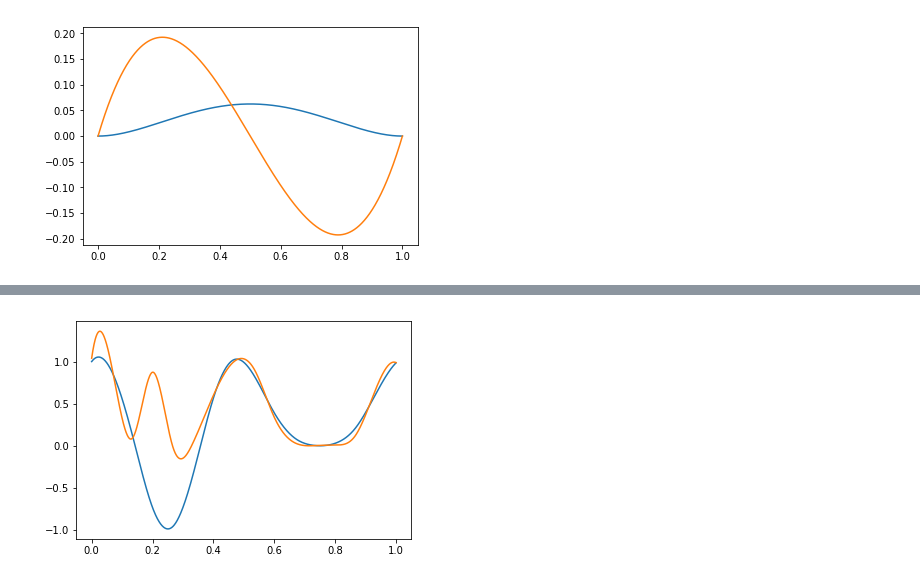
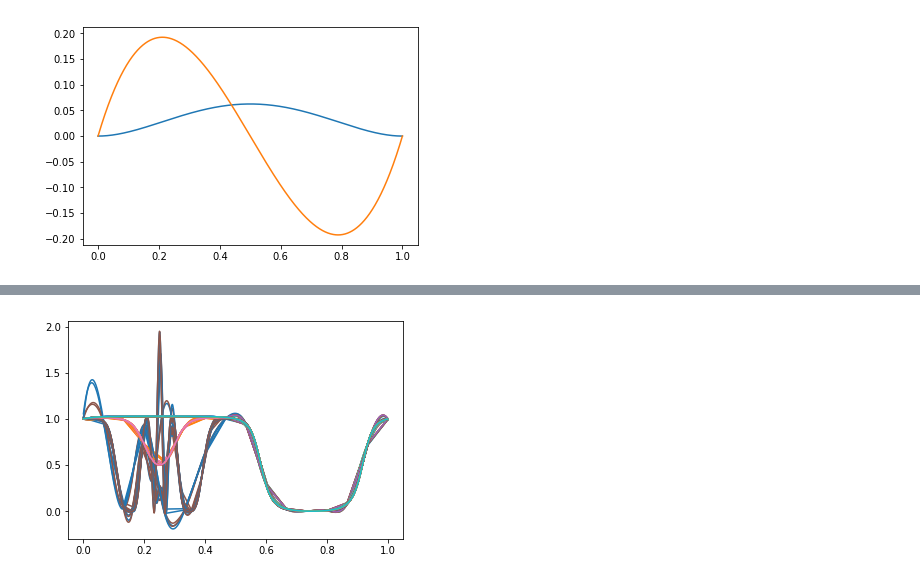
Before and after one commit to martinateruzzi/P1.4_seed, a Jupyter notebook: final_project/final_project_2019-2020.ipynb, the cells around one changed output, grey strips where cells are left out. Cells and saved outputs as stored; diff of their text form; code cells hidden in the pictures.

Commit message:
sth more on the plot, few fixes

```diff
--- a/final_project/final_project_2019-2020.ipynb
+++ b/final_project/final_project_2019-2020.ipynb
@@ -252,7 +244,7 @@ def solve_allen_cahan(eta_0_function, eps, dt, ndofs, degree):
     support_points = np.linspace(0,1,ndofs) # support points
     basis, dbasis = compute_basis_functions(support_points,degree)
     Q, W = compute_global_quadrature(basis,degree+1)
-    M, K = compute_system_matrices(basis, Q, W)
+    M, K = compute_system_matrices(basis, dbasis, Q, W)
     A = M + dt*eps*eps*K
 
     eta_old = eta_0_function(support_points)
@@ -268,5 +260,3 @@ def solve_allen_cahan(eta_0_function, eps, dt, ndofs, degree):
 def etazero(x):
     # Fill in with the derivative of the double well potential function
     return np.sin(2.*np.pi*x) + 1
-# %%
-eta, basis = solve_allen_cahan(etazero, .01, .25, 16, degree)
@@ -304,5 +293,39 @@ eta_strided = plot_solution(eta,basis,2,1025)
-# %%
-for i in range(2):
-    _ = plt.plot(np.linspace(0,1,1025),eta_strided[i,:])
-# %% [output]
-[figure, removed]
+# %%
+# Step 3
+
+def last_solution(eta, basis, resolution):
+    # plot eta[-1], on x = linspace(0,1,resolution)
+    x = np.linspace(0,1,resolution)
+
+    B = np.zeros((resolution,len(basis)))
+
+    for i in range(len(basis)):
+        B[:,i] = basis[i](x)
+
+    eta_last = eta[-1].dot(B.T)
+    return eta_last
+# %%
+resolution = 1025
+
+for eps in [.01,.001]:
+    for ndofs in [16, 32, 64, 128]:
+        for degree in [1,2,3]:
+                for dt in [.25, .125, .0625, .03125, .015625]:
+                    eta, basis = solve_allen_cahan(etazero, eps, dt, ndofs, degree)
+                    toplot = last_solution(eta,basis,resolution)
+                    _ = plt.plot(np.linspace(0,1,resolution),toplot)
+#for eps in [.01,.001]:
+#    eta, basis = solve_allen_cahan(etazero, eps, .25, 16, degree)
+#    print(eta.shape[0])
+#    #plot_solution(eta,basis,2,1025)
+#    _ = plt.plot(np.linspace(0,1,1025),eta[-1,:])
+
+#Step 3.3
+
+#
+#
+#
+#
+#                eta, basis = solve_allen_cahan(etazero, eps, dt, ndofs, degree)
+# %% [output]
+[figure, added]
```
Also changed, not shown: parts of 13 cells of this notebook.
